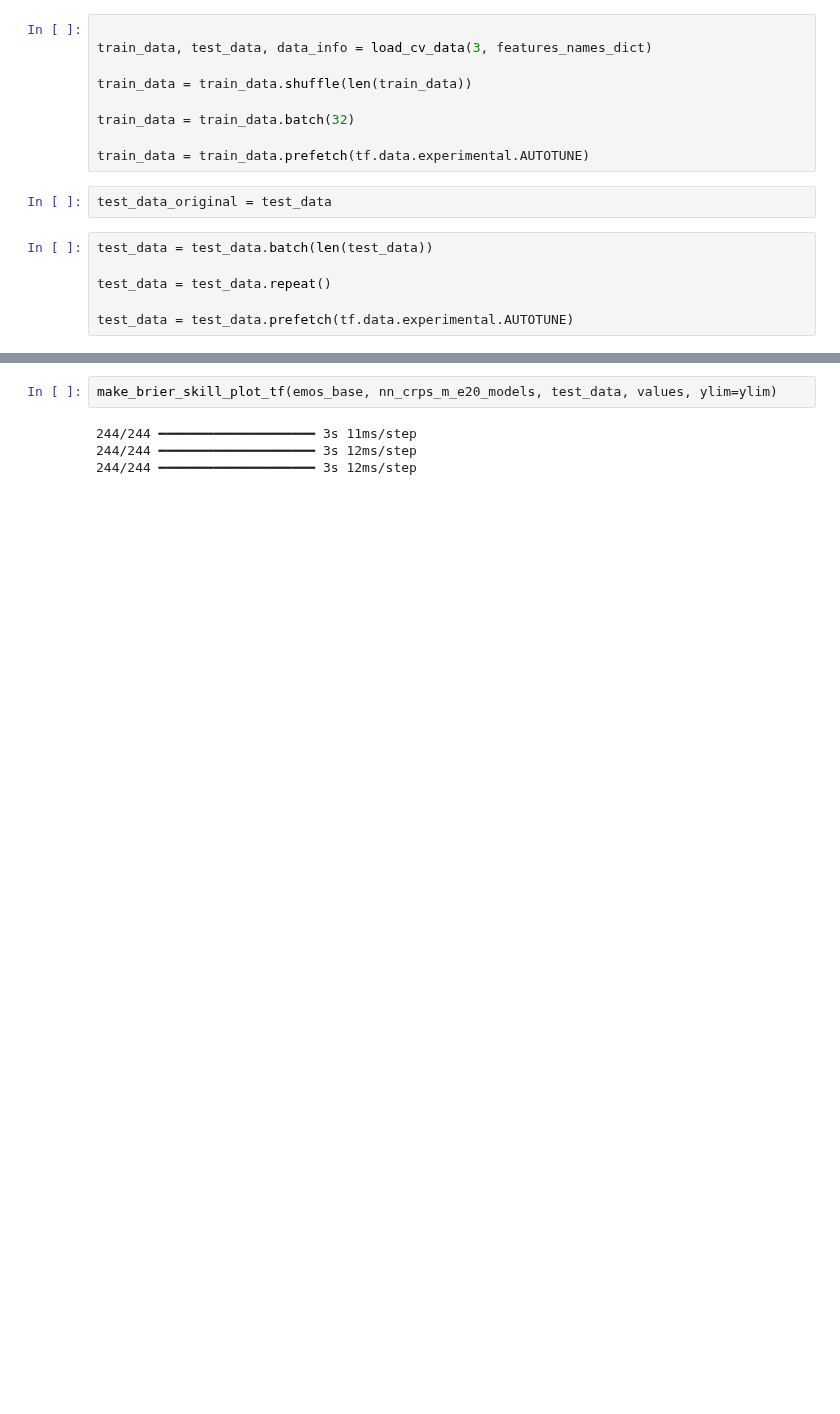
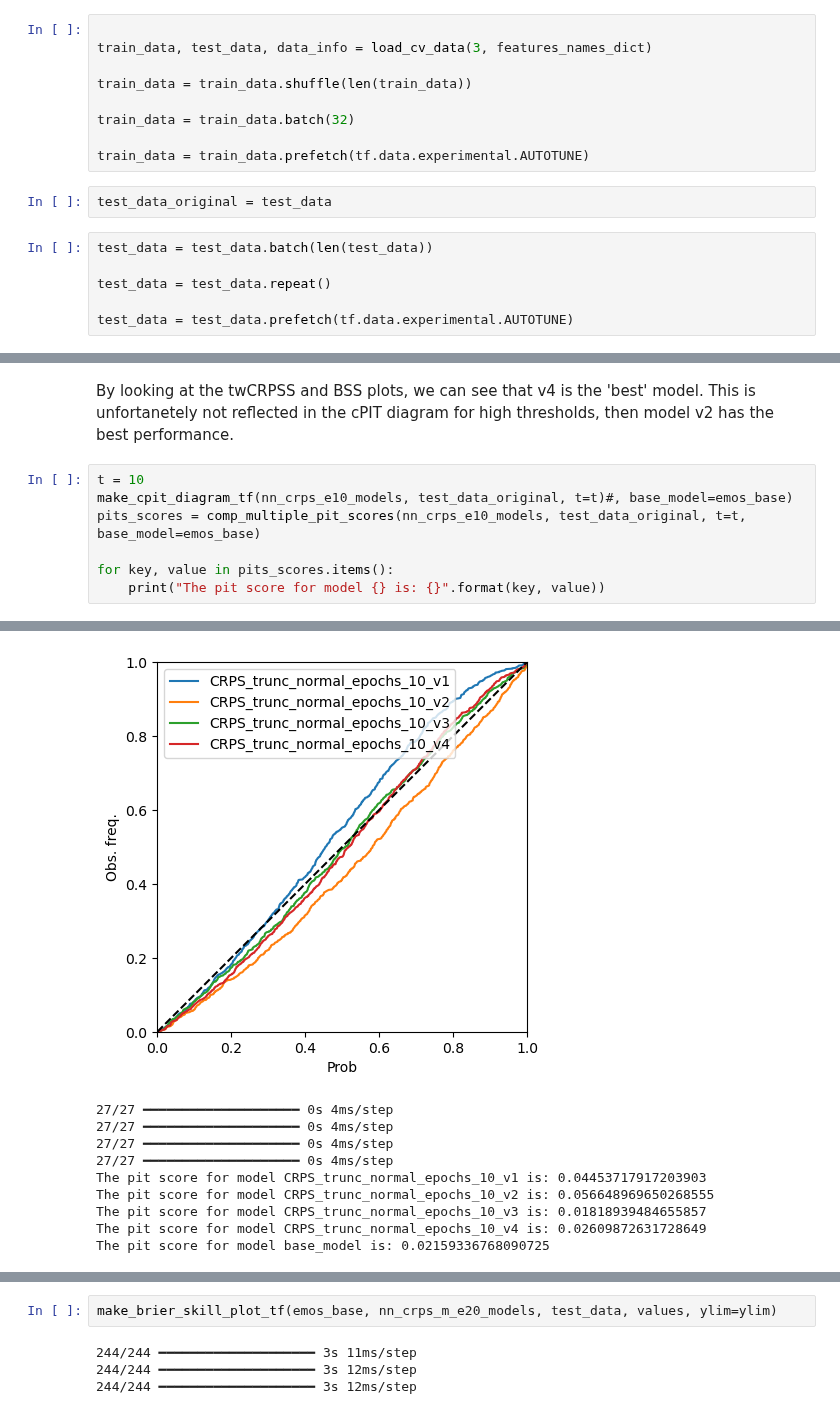
Before and after one commit to SimonHakvoort/thesiscode, a Jupyter notebook: src/nn_results/nn_results.ipynb, the cells around one changed output, grey strips where cells are left out. Cells and saved outputs as stored; diff of their text form; blank space fills up the shorter version.

```diff
--- a/src/nn_results/nn_results.ipynb
+++ b/src/nn_results/nn_results.ipynb
@@ -156,0 +242,10 @@ make_reliability_and_sharpness_tf(nn_crps_e10_models, test_data, t=t, base_model
+# %% [markdown]
+By looking at the twCRPSS and BSS plots, we can see that v4 is the 'best' model. This is unfortanetely not reflected in the cPIT diagram for high thresholds, then model v2 has the best performance.
+# %%
+t = 10
+make_cpit_diagram_tf(nn_crps_e10_models, test_data_original, t=t)#, base_model=emos_base)
+pits_scores = comp_multiple_pit_scores(nn_crps_e10_models, test_data_original, t=t, base_model=emos_base)
+
+for key, value in pits_scores.items():
+    print("The pit score for model {} is: {}".format(key, value))
+# %% [output]
@@ -156,0 +257,10 @@ make_reliability_and_sharpness_tf(nn_crps_e10_models, test_data, t=t, base_model
+[figure, added]
+27/27 ━━━━━━━━━━━━━━━━━━━━ 0s 4ms/step
+27/27 ━━━━━━━━━━━━━━━━━━━━ 0s 4ms/step
+27/27 ━━━━━━━━━━━━━━━━━━━━ 0s 4ms/step
+27/27 ━━━━━━━━━━━━━━━━━━━━ 0s 4ms/step
+The pit score for model CRPS_trunc_normal_epochs_10_v1 is: 0.04453717917203903
+The pit score for model CRPS_trunc_normal_epochs_10_v2 is: 0.056648969650268555
+The pit score for model CRPS_trunc_normal_epochs_10_v3 is: 0.01818939484655857
+The pit score for model CRPS_trunc_normal_epochs_10_v4 is: 0.02609872631728649
+The pit score for model base_model is: 0.02159336768090725
```
Also changed, not shown: parts of 23 cells of this notebook, 6 other files.
